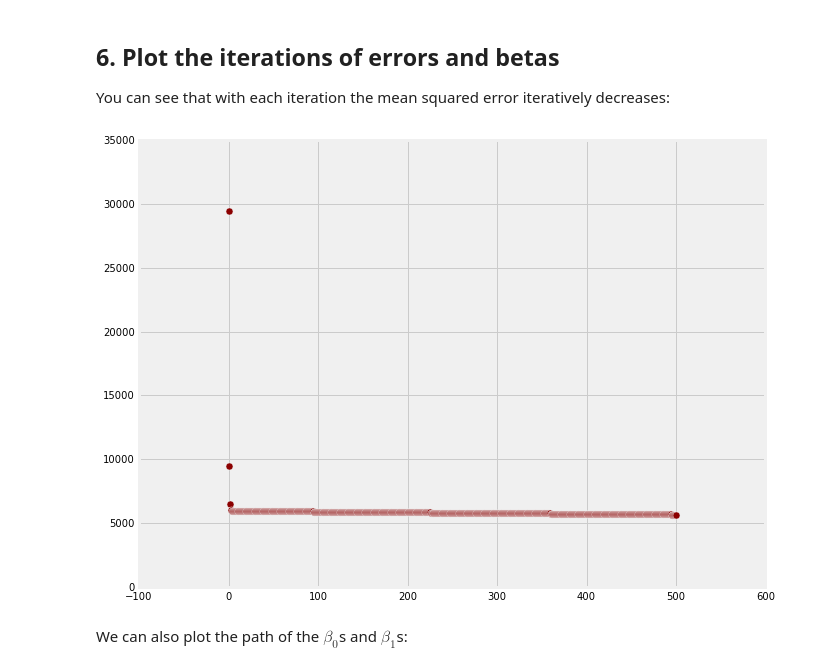
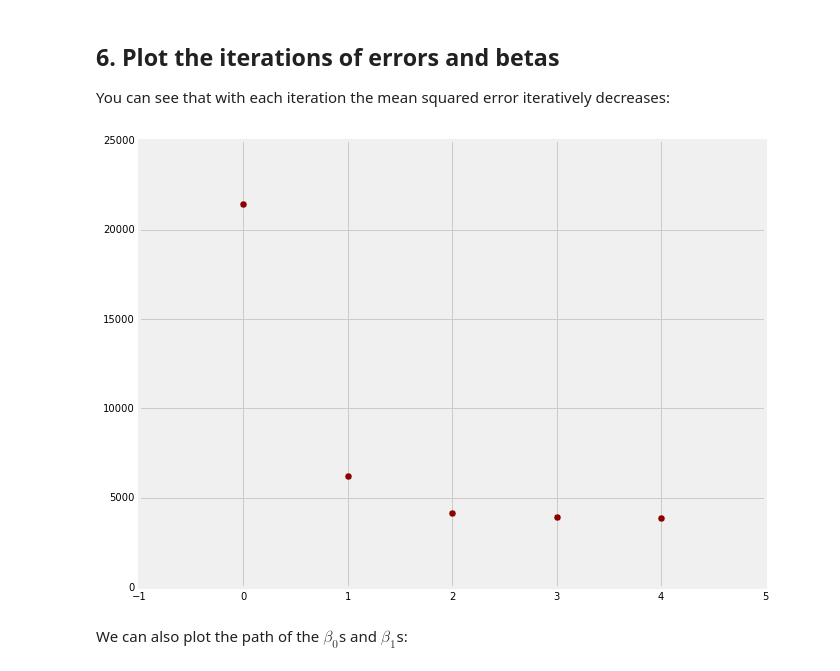
Before and after one commit to spockl/ga-dsi-1, a Jupyter notebook: curriculum/week-03/5.2-gradient-descent/w3-5.2-gradient-descent-lecture.ipynb, the cells around one changed output. Drawn from its saved outputs; the diff is of its cells as text; code cells hidden in the pictures.

```diff
--- a/curriculum/week-03/5.2-gradient-descent/w3-5.2-gradient-descent-lecture.ipynb
+++ b/curriculum/week-03/5.2-gradient-descent/w3-5.2-gradient-descent-lecture.ipynb
@@ -199,11 +199,11 @@ Then run the gradient descent algorithm, starting $\beta_1$ and $\beta_0$ both a
 You can see that with each iteration the mean squared error iteratively decreases:
 # %%
 plt.figure(figsize=(10,8))
-plt.scatter(range(len(mses)), mses, s=50, c='darkred')
-#plt.scatter(range(5), mses[0:5], s=50, c='darkred')
+#plt.scatter(range(len(mses)), mses, s=50, c='darkred')
+plt.scatter(range(5), mses[0:5], s=50, c='darkred')
 plt.show()
 # %% [output]
-[figure, old version]
+[figure, new version]
 # %% [markdown]
 We can also plot the path of the $\beta_0$s and $\beta_1$s:
 # %%
```
Also changed, not shown: parts of 5 cells of this notebook, 5 other files.
